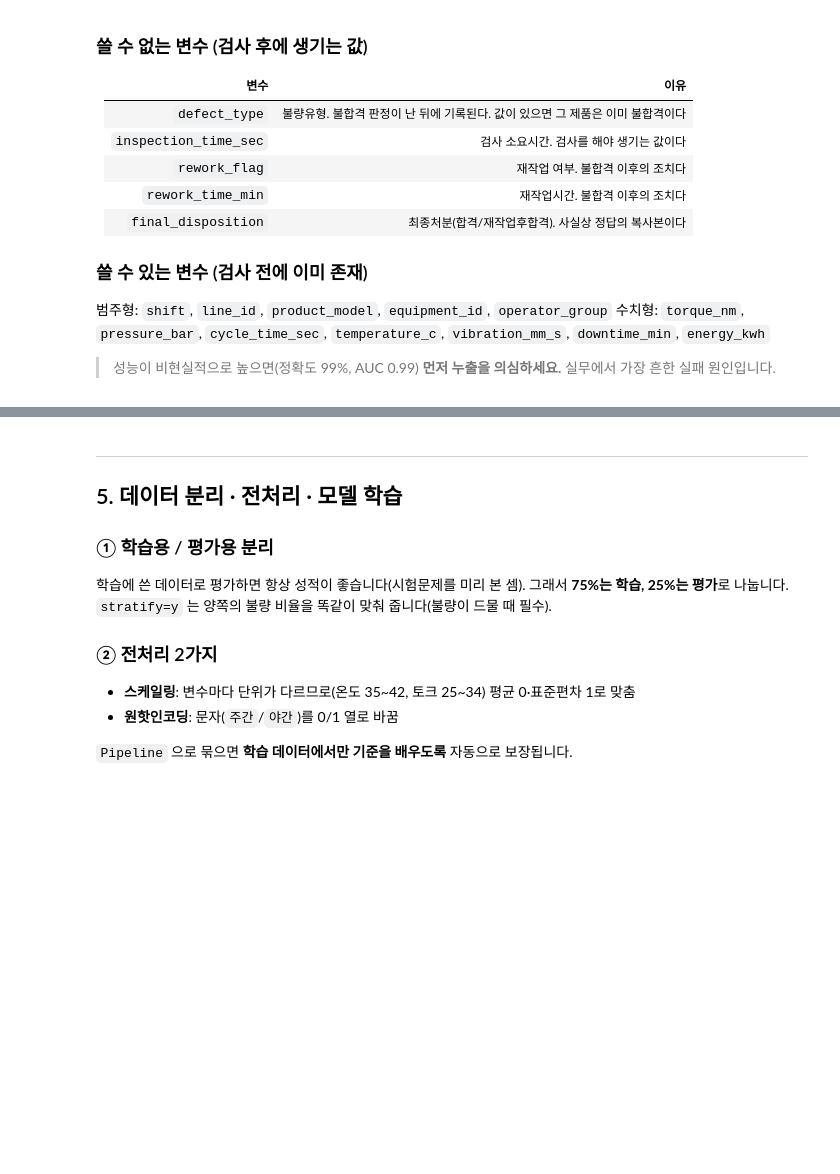
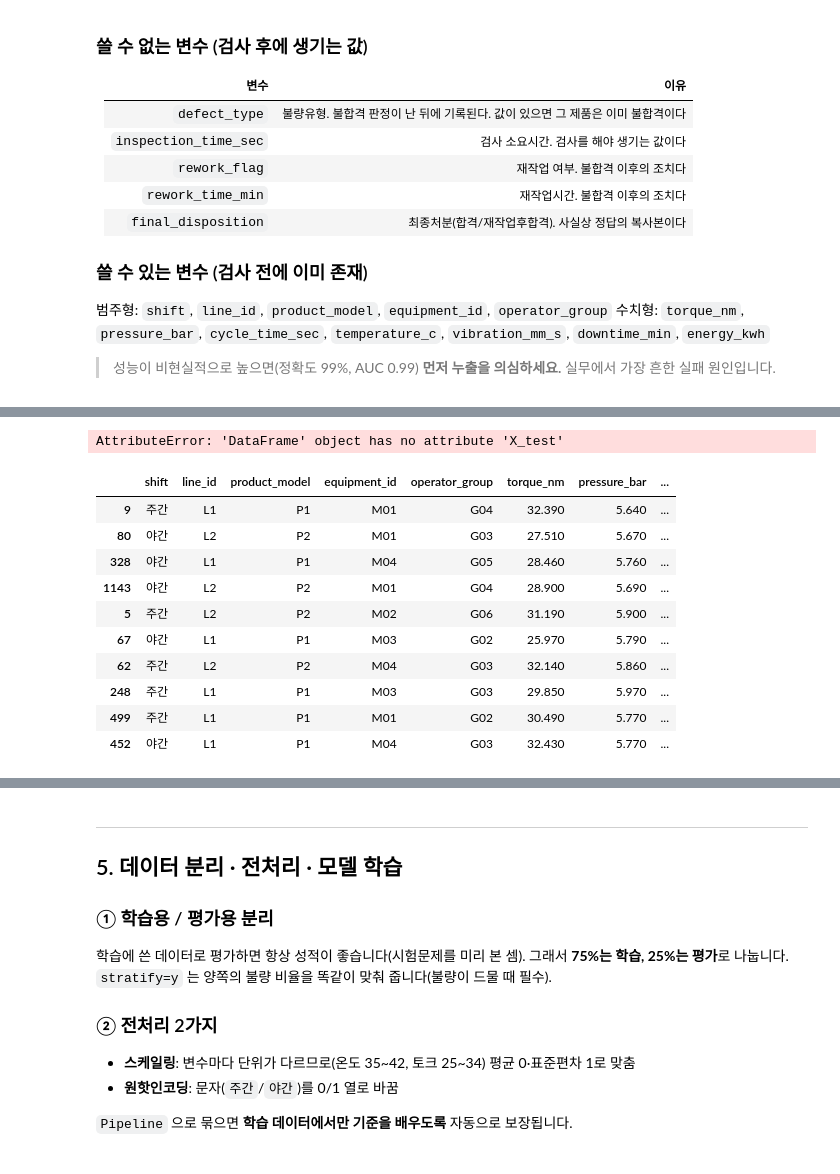
Before and after one commit to juneekk01/K-NewDeal-Academy, a Jupyter notebook: N01-2_전처리_머신러닝_성능평가.ipynb, the cells around one changed output, grey strips where cells are left out. Saved outputs shown, nothing was run; the diff lists cells and outputs as text; code cells hidden in the pictures; blank space fills up the shorter version.

```diff
--- a/N01-2_전처리_머신러닝_성능평가.ipynb
+++ b/N01-2_전처리_머신러닝_성능평가.ipynb
@@ -214,0 +257,18 @@ print(df.isna().sum()[lambda s: s > 0].to_string())
+# %%
+X_train.X_test.y_train.y_test = train_test_split(X, y, random_state=19, test_size=0.25)
+# %% [output]
+AttributeError: 'DataFrame' object has no attribute 'X_test'
+# %%
+X_train[:10]
+# %% [output]
+|  | shift | line_id | product_model | equipment_id | operator_group | torque_nm | pressure_bar | ... |
+| 9 | 주간 | L1 | P1 | M01 | G04 | 32.390 | 5.640 | ... |
+| 80 | 야간 | L2 | P2 | M01 | G03 | 27.510 | 5.670 | ... |
+| 328 | 야간 | L1 | P1 | M04 | G05 | 28.460 | 5.760 | ... |
+| 1143 | 야간 | L2 | P2 | M01 | G04 | 28.900 | 5.690 | ... |
+| 5 | 주간 | L2 | P2 | M02 | G06 | 31.190 | 5.900 | ... |
+| 67 | 야간 | L1 | P1 | M03 | G02 | 25.970 | 5.790 | ... |
+| 62 | 주간 | L2 | P2 | M04 | G03 | 32.140 | 5.860 | ... |
+| 248 | 주간 | L1 | P1 | M03 | G03 | 29.850 | 5.970 | ... |
+| 499 | 주간 | L1 | P1 | M01 | G02 | 30.490 | 5.770 | ... |
+| 452 | 야간 | L1 | P1 | M04 | G03 | 32.430 | 5.770 | ... |
```
Also changed, not shown: parts of 24 cells of this notebook.
